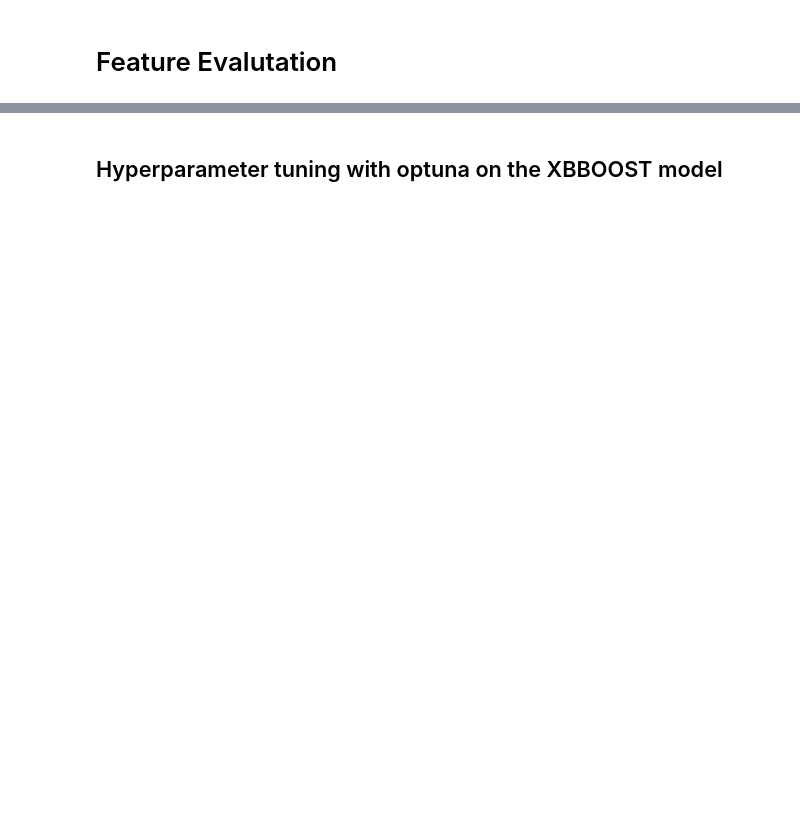
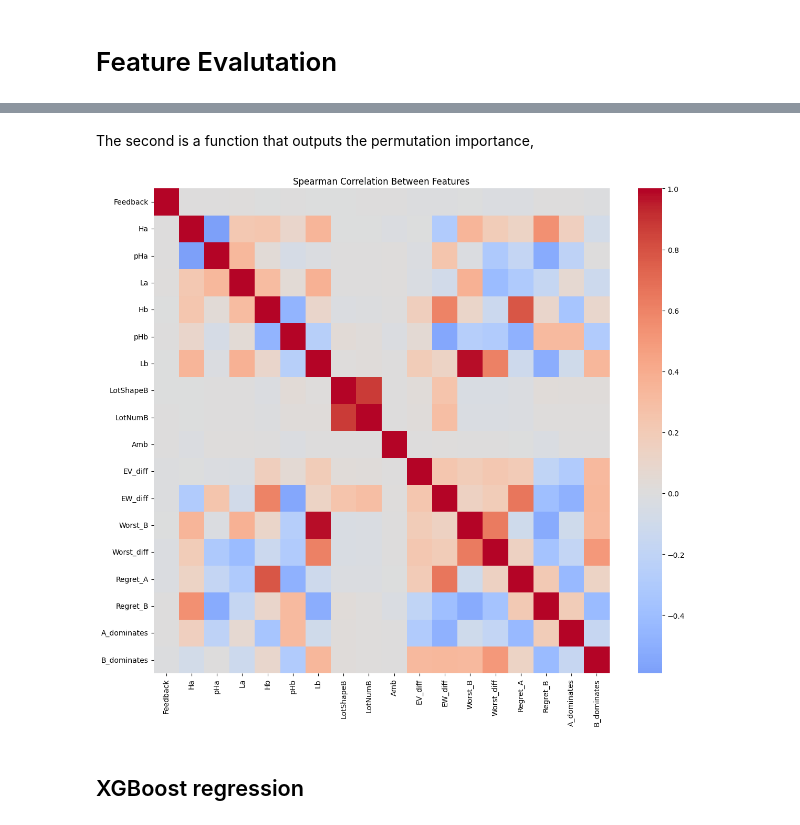
Before and after one commit to vassilismylo/Applied_ML, a Jupyter notebook: choices13k_ex3/choices13_ex3.ipynb, the cells around one changed output, grey strips where cells are left out. Cells and saved outputs as stored; diff of their text form; code cells hidden in the pictures; blank space fills up the shorter version.

```diff
--- a/choices13k_ex3/choices13_ex3.ipynb
+++ b/choices13k_ex3/choices13_ex3.ipynb
@@ -79,6 +150,0 @@ feature_table["Worst_diff"] = feature_table["Worst_B"] - feature_table["Worst_A"
-# %%
-feature_table["Amb"] = feature_table["Amb"].astype(int)
-feature_table["Feedback"] = feature_table["Feedback"].astype(int)
-feature_table["Block"] = feature_table["Block"].astype(int)
-feature_table["Corr"] = feature_table["Corr"].astype(int)
-feature_table["Feedback_Block"] = feature_table["Feedback"] * feature_table["Block"]
@@ -98,0 +151,2 @@ y = feature_table["bRate"]
+# %%
+feature_table = feature_table.drop(columns=['A', 'B'])
@@ -98,0 +179,34 @@ y = feature_table["bRate"]
+# %%
+feature_cols = [
+    # 'Problem',
+    'Feedback',
+    # 'n',
+    # 'Block',
+    'Ha',
+    'pHa',
+    'La',
+    'Hb',
+    'pHb',
+    'Lb',
+    'LotShapeB',
+    'LotNumB',
+    'Amb',
+    'Corr',
+    'EV_A',
+    'EV_B',
+    'EV_diff',
+    'EW_A',
+    'EW_B',
+    'EW_diff',
+    'Worst_A',
+    'Worst_B',
+    'Worst_diff',
+    "Regret_A",
+    "Regret_B",
+    "Regret_diff",
+    'A_dominates',
+    'B_dominates',
+]
+
+X = feature_table[feature_cols]
+y = feature_table["bRate"]
@@ -786,2 +319,0 @@ perm_imp.head(15)
-# %% [markdown]
-## Hyperparameter tuning with optuna on the XBBOOST model
@@ -792,0 +320,2 @@ from sklearn.model_selection import cross_val_score
+# %% [markdown]
+The second is a function that outputs the permutation importance,
@@ -792,0 +369,6 @@ from sklearn.model_selection import cross_val_score
+# %%
+plot_feature_correlation(X, X.columns)
+# %% [output]
+[figure, added]
+# %% [markdown]
+## XGBoost regression
```
Also changed, not shown: parts of 180 cells of this notebook.
